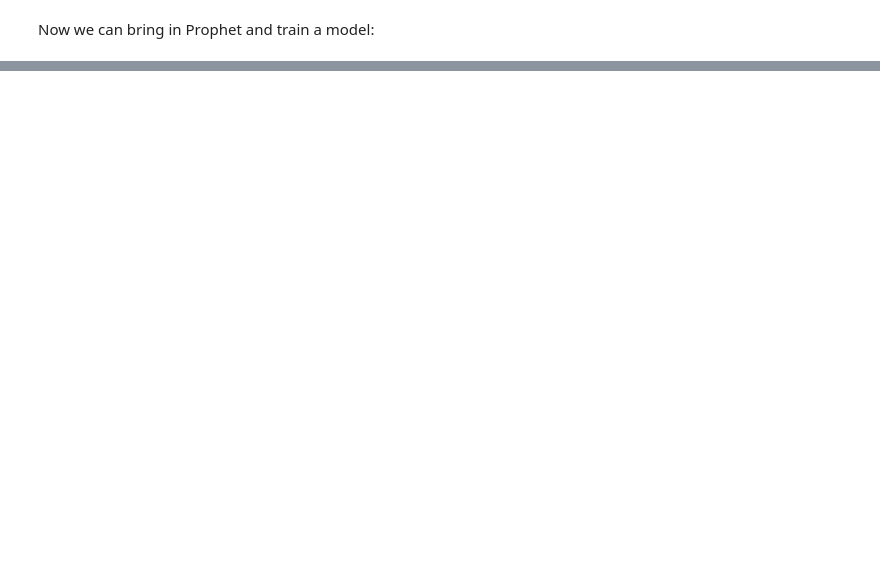
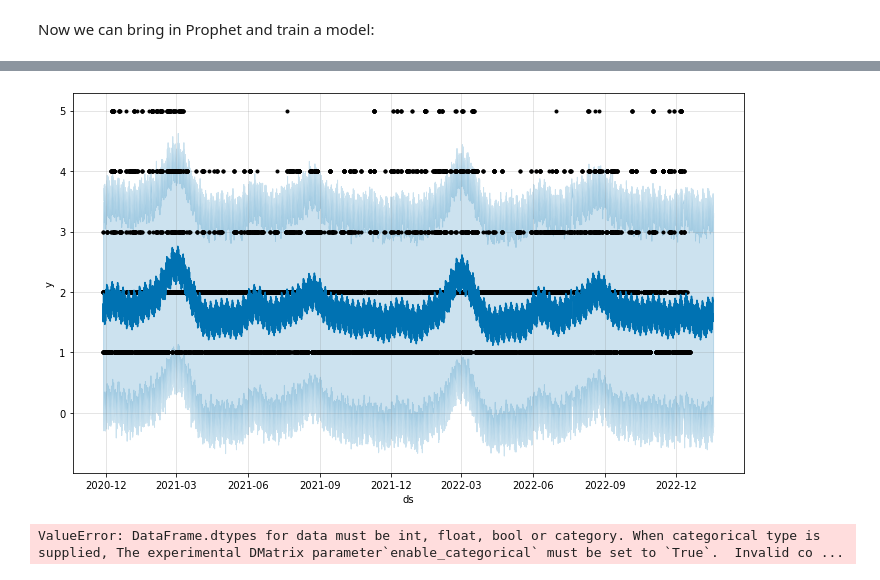
Before and after one commit to achi113s/AQIPrediction, a Jupyter notebook: 3_model_training_nb.ipynb, the cells around one changed output, grey strips where cells are left out. Drawn from its saved outputs; the diff is of its cells as text; code cells hidden in the pictures; blank space fills up the shorter version.

Commit message:
finally figured out weird time selection and got a model trained, not a good one though

```diff
--- a/3_model_training_nb.ipynb
+++ b/3_model_training_nb.ipynb
@@ -70,7 +70,7 @@ except:
     version=1,
     description='feature view for creating training data',
     query=ds_query,
-    labels=['aqi'],
+    labels=['id', 'aqi'],
     transformation_functions=transformation_functions
 )
 # %% [markdown]
@@ -187,4 +230,5 @@ m = Prophet()
 # %%
-df = pd.concat([train_x.datetime, train_y], axis=1)
+df = pd.concat([train_x.datetime, train_y['aqi']], axis=1)
 df.columns = ['ds', 'y']
 df = df.sort_values(by='ds')
+df['ds'].min()
@@ -196,3 +246,5 @@ df[df.duplicated()]
+# %%
+m = Prophet(interval_width=0.95, changepoint_range=0.9, changepoint_prior_scale=0.1)
 # %%
 m.fit(df)
 # %% [output]
@@ -225,0 +267,5 @@ dyld[9347]: Library not loaded: '@rpath/libtbb.dylib'
+# %%
+future = m.make_future_dataframe(periods=24*30, freq='H')
+fcst = m.predict(future)
+fig = m.plot(fcst)
+# %% [output]
@@ -225,0 +274 @@ dyld[9347]: Library not loaded: '@rpath/libtbb.dylib'
+[figure, added]
@@ -225,0 +281,4 @@ dyld[9347]: Library not loaded: '@rpath/libtbb.dylib'
+# %%
+reg.fit(train_x, y_train, early_stopping_rounds=50, verbose=True)
+# %% [output]
+ValueError: DataFrame.dtypes for data must be int, float, bool or category. When categorical type is supplied, The experimental DMatrix parameter`enable_categorical` must be set to `True`.  Invalid co ...
```
Also changed, not shown: parts of 27 cells of this notebook.
